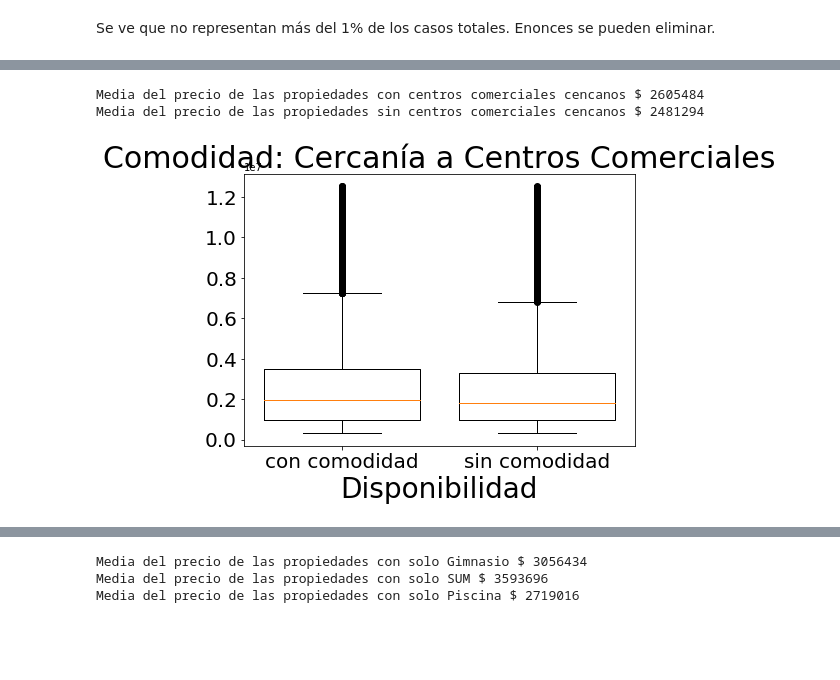
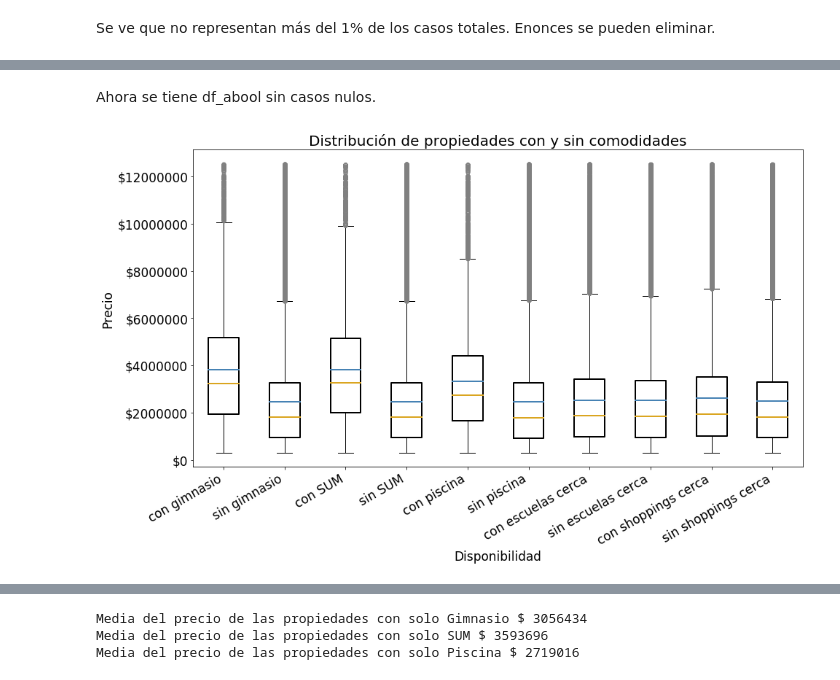
Before and after one commit to komod0/TPs-Org.Datos, a Jupyter notebook: tp1/nbfacundo.ipynb, the cells around one changed output, grey strips where cells are left out. Saved outputs shown, nothing was run; the diff lists cells and outputs as text; code cells hidden in the pictures; blank space fills up the shorter version.

```diff
--- a/tp1/nbfacundo.ipynb
+++ b/tp1/nbfacundo.ipynb
@@ -390,21 +235,36 @@ Media del precio de las propiedades sin escuelas cercanas $ 2528336
-# %%
-print('Media del precio de las propiedades con centros comerciales cencanos $ {:.0f}'
-      .format(df_abool.loc[df_abool['TieneShoppingsCerca'] == True]['Precio'].mean()))
-
-print('Media del precio de las propiedades sin centros comerciales cencanos $ {:.0f}\n'
-      .format(df_abool.loc[df_abool['TieneShoppingsCerca'] == False]['Precio'].mean()))
-
-fig_5 = plt.figure(1, figsize = (7,5))
-sub_fig = fig_5.add_subplot(111)
-plt.xticks(rotation = 0, fontsize = 20)
-plt.yticks(fontsize = 20)
-plt.title("Comodidad: Cercanía a Centros Comerciales", fontsize = 30)
-sub_fig.set_xlabel('Disponibilidad', fontsize = 28)
-box_plot = sub_fig.boxplot([df_abool.loc[df_abool['TieneShoppingsCerca'] == True]['Precio'],
-                            df_abool.loc[df_abool['TieneShoppingsCerca'] == False]['Precio']],
-                           labels = ['con comodidad', 'sin comodidad'],
-                           widths = 0.8)
-# %% [output]
-Media del precio de las propiedades con centros comerciales cencanos $ 2605484
-Media del precio de las propiedades sin centros comerciales cencanos $ 2481294
-[figure, removed]
+# %% [markdown]
+Ahora se tiene df_abool sin casos nulos.
+# %%
+plt.figure(figsize = (15,8))
+plt.xticks(fontsize = 17, rotation = 30, ha = 'right')
+plt.yticks(fontsize = 17)
+plt.title("Distribución de propiedades con y sin comodidades", fontsize = 20)
+plot = plt.boxplot([df_abool.loc[df_abool['TieneGimnasio'] == True]['Precio'], \
+                    df_abool.loc[df_abool['TieneGimnasio'] == False]['Precio'], \
+                    df_abool.loc[df_abool['TieneUsosMultiples'] == True]['Precio'], \
+                    df_abool.loc[df_abool['TieneUsosMultiples'] == False]['Precio'], \
+                    df_abool.loc[df_abool['TienePileta'] == True]['Precio'], \
+                    df_abool.loc[df_abool['TienePileta'] == False]['Precio'], \
+                    df_abool.loc[df_abool['TieneEscuelasCerca'] == True]['Precio'], \
+                    df_abool.loc[df_abool['TieneEscuelasCerca'] == False]['Precio'], \
+                    df_abool.loc[df_abool['TieneShoppingsCerca'] == True]['Precio'], \
+                    df_abool.loc[df_abool['TieneShoppingsCerca'] == False]['Precio']],
+                   labels = ['con gimnasio', 'sin gimnasio', \
+                             'con SUM', 'sin SUM', \
+                             'con piscina', 'sin piscina', \
+                             'con escuelas cerca', 'sin escuelas cerca', \
+                             'con shoppings cerca', 'sin shoppings cerca'],
+                   widths = 0.5, \
+                   meanline = True, showmeans=True, \
+                   boxprops = dict(linewidth=2), \
+                   meanprops = dict(linestyle = '-', linewidth=2, color = 'steelblue'), \
+                   # linestyle = '-' muestra la media con línea sólida
+                   flierprops = dict(marker='o', markerfacecolor='none', markersize=5, \
+                                     linestyle='none', markeredgecolor = 'grey'), \
+                   medianprops = dict(linestyle = '-', linewidth=2, color='goldenrod'))
+plt.xlabel('Disponibilidad', fontsize = 17)
+plt.ylabel('Precio', fontsize = 17)
+plt.gca().yaxis.set_major_formatter(FormatStrFormatter('$%.0f'))
+plt.show()
+# %% [output]
+[figure, added]
```
Also changed, not shown: parts of 25 cells of this notebook.
